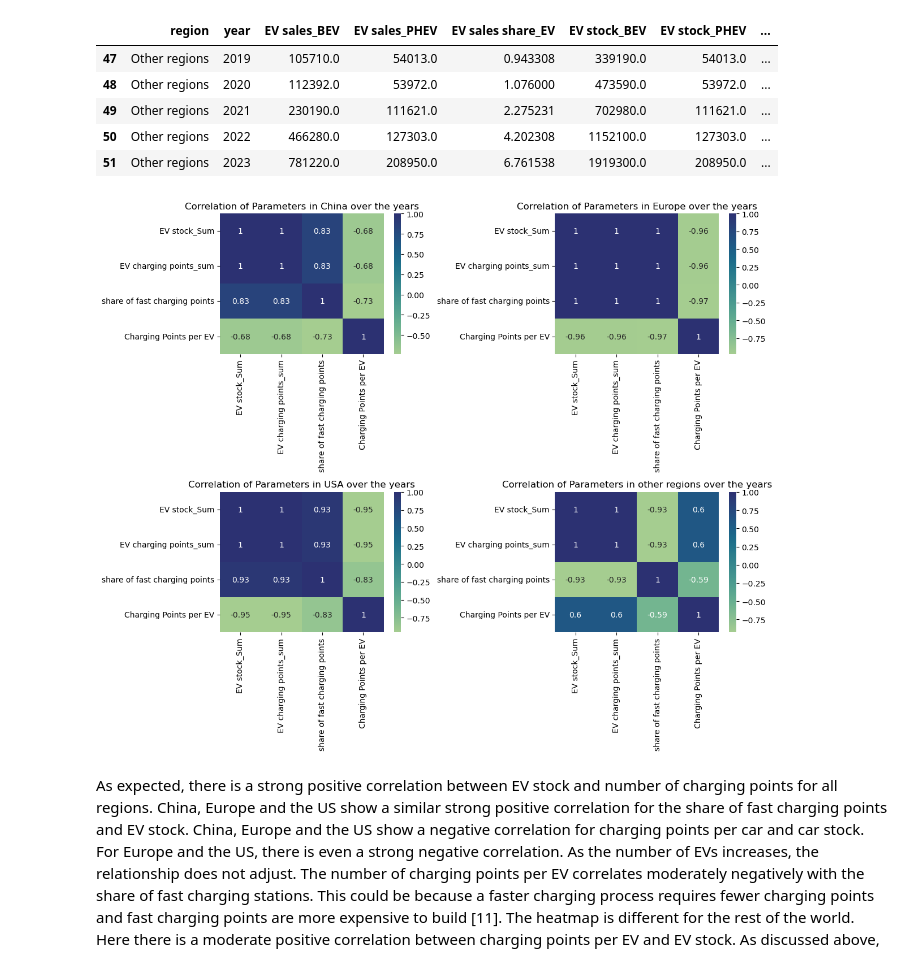
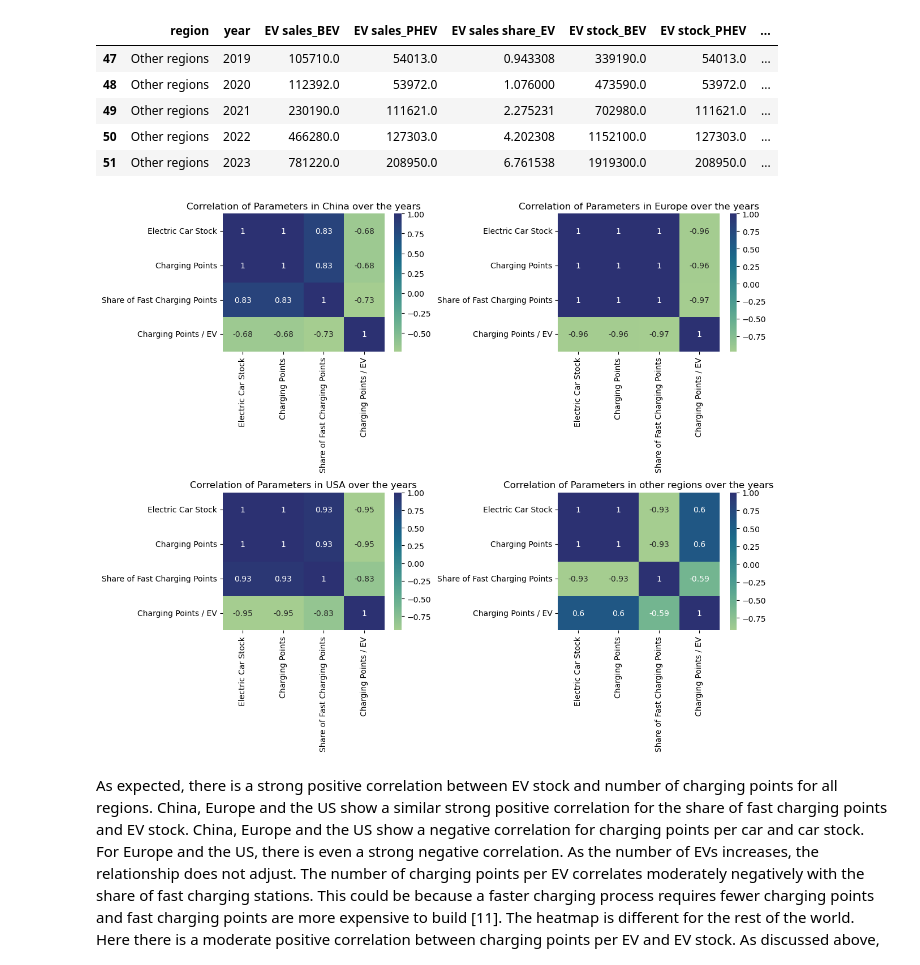
Before and after one commit to jenst0710/Electromobility-Data-Analysis, a Jupyter notebook: Capstone.ipynb, the cells around one changed output. Saved outputs shown, nothing was run; the diff lists cells and outputs as text; code cells hidden in the pictures.

```diff
--- a/Capstone.ipynb
+++ b/Capstone.ipynb
@@ -668,14 +665,13 @@ The positive factors influencing the electric vehicle market in Norway warrant f
 What is the relationship between the number of public charging points, electric car sales and stocks?
 # %%
 # Create DataFrame with Columns of each parameter (EV stock, EV sales,..) and powertrain (BEV and PHEV) for BEV & PHEV Cars
-EV_h_charging_points=electromobility_df[(electromobility_df['category']=='Historical')&(electromobility_df['parameter']=='EV charging points')]
+EV_h_charging_points = electromobility_df[(electromobility_df['category'] == 'Historical')&(electromobility_df['parameter'] == 'EV charging points')]
 
 # Create pivottable for historical Charging Points
-EV_h_charging_points_pivot=EV_h_charging_points.pivot_table(index=['region', 'category', 'mode', 'year'], columns=['parameter','powertrain'], values='value').reset_index()
+EV_h_charging_points_pivot = EV_h_charging_points.pivot_table(index = ['region', 'category', 'mode', 'year'], columns = ['parameter','powertrain'], values = 'value').reset_index()
 EV_h_charging_points_pivot.columns = ["_".join(pair) for pair in EV_h_charging_points_pivot.columns]
-EV_h_charging_points_pivot=EV_h_charging_points_pivot.drop(columns='category_')
-EV_h_charging_points_pivot=EV_h_charging_points_pivot.drop(columns='mode_')
-EV_h_charging_points_pivot=EV_h_charging_points_pivot.rename(columns= {'year_': 'year', 'region_':'region'})
+EV_h_charging_points_pivot = EV_h_charging_points_pivot.drop(columns = ['category_','mode_'])
+EV_h_charging_points_pivot = EV_h_charging_points_pivot.rename(columns =  {'year_': 'year', 'region_':'region'})
 EV_h_charging_points_pivot.head()
 # %% [output]
 |  | region | year | EV charging points_Publicly avail... | EV charging points_Publicly avail... |
@@ -840,32 +836,35 @@ EV_cars_charge_h_regions.tail()
 | 51 | Other regions | 2023 | 781220.0 | 208950.0 | 6.761538 | 1919300.0 | 208950.0 | ... |
 # %%
 # Correlation of the parameters over the years for different regions
-fig, ax = plt.subplots(2, 2, figsize=(12, 10))
-EV_cars_charge_China=EV_cars_charge_h_regions[EV_cars_charge_h_regions['region']=='China']
-EV_cars_charge_Europe=EV_cars_charge_h_regions[EV_cars_charge_h_regions['region']=='Europe']
-EV_cars_charge_USA=EV_cars_charge_h_regions[EV_cars_charge_h_regions['region']=='USA']
-EV_cars_charge_other_regions=EV_cars_charge_h_regions[EV_cars_charge_h_regions['region']=='Other regions']
+fig, ax = plt.subplots(2, 2, figsize = (12, 10))
+corr_parameter = ['EV stock_Sum', 'EV charging points_sum', 'share of fast charging points', 'Charging Points per EV']
+labels_heatmap = ['Electric Car Stock', 'Charging Points', 'Share of Fast Charging Points', 'Charging Points / EV']
 
-EV_cars_charge_China_corr=EV_cars_charge_China[['EV stock_Sum', 'EV charging points_sum', 'share of fast charging points', 'Charging Points per EV']].corr(method = 'spearman')
-sns.heatmap(EV_cars_charge_China_corr, annot=True, cmap="crest", ax=ax[0,0])
+EV_cars_charge_China = EV_cars_charge_h_regions[EV_cars_charge_h_regions['region'] == 'China']
+EV_cars_charge_Europe = EV_cars_charge_h_regions[EV_cars_charge_h_regions['region'] == 'Europe']
+EV_cars_charge_USA = EV_cars_charge_h_regions[EV_cars_charge_h_regions['region'] == 'USA']
+EV_cars_charge_other_regions = EV_cars_charge_h_regions[EV_cars_charge_h_regions['region'] == 'Other regions']
+
+EV_cars_charge_China_corr = EV_cars_charge_China[corr_parameter].corr(method  =  'spearman')
+sns.heatmap(EV_cars_charge_China_corr, annot = True, cmap = "crest", ax = ax[0,0], xticklabels = labels_heatmap, yticklabels = labels_heatmap)
 ax[0,0].set_title('Correlation of Parameters in China over the years')
 
-EV_cars_charge_Europe_corr=EV_cars_charge_Europe[['EV stock_Sum', 'EV charging points_sum', 'share of fast charging points', 'Charging Points per EV']].corr(method = 'spearman')
-sns.heatmap(EV_cars_charge_Europe_corr, annot=True, cmap="crest", ax=ax[0,1])
+EV_cars_charge_Europe_corr = EV_cars_charge_Europe[corr_parameter].corr(method  =  'spearman')
+sns.heatmap(EV_cars_charge_Europe_corr, annot = True, cmap = "crest", ax = ax[0,1], xticklabels = labels_heatmap, yticklabels = labels_heatmap)
 ax[0,1].set_title('Correlation of Parameters in Europe over the years')
 
-EV_cars_charge_USA_corr=EV_cars_charge_USA[['EV stock_Sum','EV charging points_sum', 'share of fast charging points', 'Charging Points per EV']].corr(method = 'spearman')
-sns.heatmap(EV_cars_charge_USA_corr, annot=True, cmap="crest", ax=ax[1,0])
+EV_cars_charge_USA_corr = EV_cars_charge_USA[corr_parameter].corr(method  =  'spearman')
+sns.heatmap(EV_cars_charge_USA_corr, annot = True, cmap = "crest", ax = ax[1,0], xticklabels = labels_heatmap, yticklabels = labels_heatmap)
 ax[1,0].set_title('Correlation of Parameters in USA over the years')
 
-EV_cars_charge_other_regions_corr=EV_cars_charge_other_regions[['EV stock_Sum', 'EV charging points_sum', 'share of fast charging points', 'Charging Points per EV']].corr(method = 'spearman')
-sns.heatmap(EV_cars_charge_other_regions_corr, annot=True, cmap="crest", ax=ax[1,1])
+EV_cars_charge_other_regions_corr = EV_cars_charge_other_regions[corr_parameter].corr(method  =  'spearman')
+sns.heatmap(EV_cars_charge_other_regions_corr, annot = True, cmap = "crest", ax = ax[1,1], xticklabels = labels_heatmap, yticklabels = labels_heatmap)
 ax[1,1].set_title('Correlation of Parameters in other regions over the years')
 
 plt.tight_layout()
 plt.show()
 # %% [output]
-[figure, old version]
+[figure, new version]
 # %% [markdown]
 As expected, there is a strong positive correlation between EV stock and number of charging points for all regions.
 China, Europe and the US show a similar strong positive correlation for the share of fast charging points and EV stock. China, Europe and the US show a negative correlation for charging points per car and car stock. For Europe and the US, there is even a strong negative correlation. As the number of EVs increases, the relationship does not adjust. The number of charging points per EV correlates moderately negatively with the share of fast charging stations. This could be because a faster charging process requires fewer charging points and fast charging points are more expensive to build [11].
```
Also changed, not shown: parts of 50 cells of this notebook, 1 other file.
